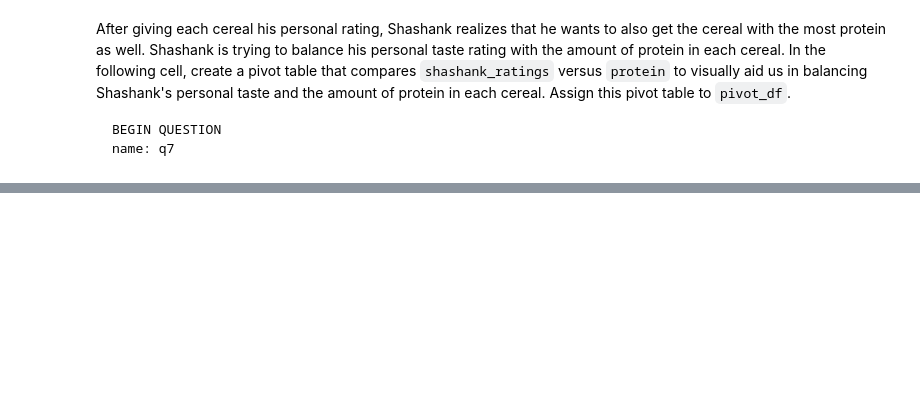
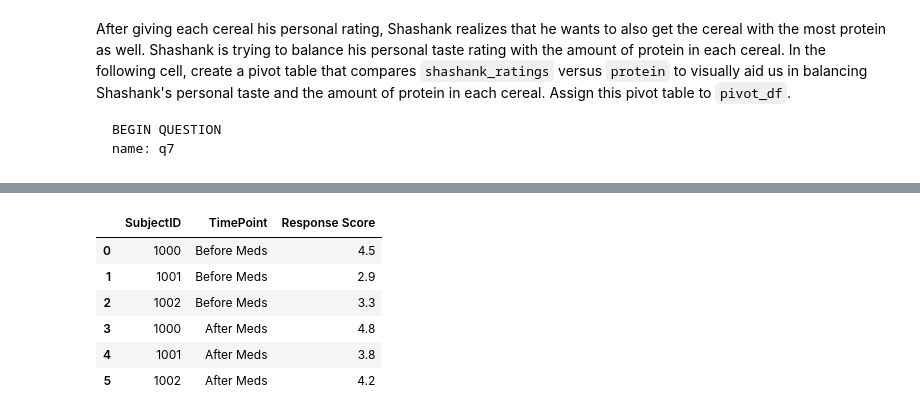
Before and after one commit to ds-modules/DS-Capstone, a Jupyter notebook: lab_1/week1_lab.ipynb, the cells around one changed output, grey strips where cells are left out. Drawn from its saved outputs; the diff is of its cells as text; code cells hidden in the pictures; blank space fills up the shorter version.

```diff
--- a/lab_1/week1_lab.ipynb
+++ b/lab_1/week1_lab.ipynb
@@ -685,0 +665,4 @@ assert type(pivot_df) == type(pd.DataFrame())
+# %%
+df2 = pd.DataFrame({'SubjectID': [1000, 1001, 1002], 'Before Meds': [4.5, 2.9, 3.3], 'After Meds': [4.8, 3.8, 4.2]})
+
+df2
@@ -685,0 +681,12 @@ assert type(pivot_df) == type(pd.DataFrame())
+# %%
+## SOLUTION ##
+melt_df = pd.melt(df2, id_vars = ['SubjectID'], value_vars = ['Before Meds', 'After Meds'], var_name = 'TimePoint', value_name = 'Response Score') # SOLUTION
+melt_df
+# %% [output]
+|  | SubjectID | TimePoint | Response Score |
+| 0 | 1000 | Before Meds | 4.5 |
+| 1 | 1001 | Before Meds | 2.9 |
+| 2 | 1002 | Before Meds | 3.3 |
+| 3 | 1000 | After Meds | 4.8 |
+| 4 | 1001 | After Meds | 3.8 |
+| 5 | 1002 | After Meds | 4.2 |
```
Also changed, not shown: parts of 17 cells of this notebook, 1 other file.
